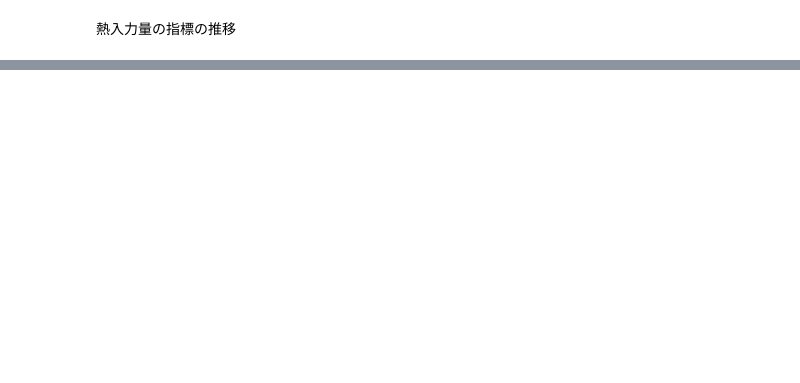
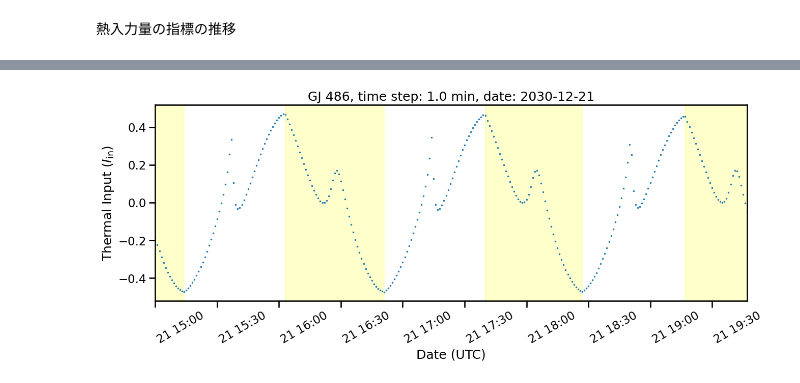
Before and after one commit to YuiKasagi/jasmine_orbit, a Jupyter notebook: notebooks/orbit_attitude.ipynb, the cells around one changed output, grey strips where cells are left out. Cells and saved outputs as stored; diff of their text form; code cells hidden in the pictures; blank space fills up the shorter version.

```diff
--- a/notebooks/orbit_attitude.ipynb
+++ b/notebooks/orbit_attitude.ipynb
@@ -168,0 +201,15 @@ plot_frac_themalfeasibility(times, index_an, frac_obs, sum_thermal_input, target
+# %%
+fig, ax = plt.subplots(figsize=(15,5))
+ax.plot(times_array, thermal_input, '.', color="C0", markersize=3, alpha=1, label="thermal input")
+for start_idx, end_idx in get_true_segments(mask_obs):
+    ax.axvspan(times_array[start_idx], times_array[end_idx], color="yellow", alpha=0.2)
+
+ax.set(xlim=(times_array[0], times_array[-1]))
+ax.set(title=f"{args['-t']}, time step: {args['-m']} min, date: {times_array[0].strftime('%Y-%m-%d')}")
+ax.set(xlabel=f"Date ({str(times[0].tzinfo)})", ylabel="Thermal Input ($I_\mathrm{in}$)")
+plt.setp(ax.get_xticklabels(), rotation=30, ha="left")
+#plt.show()
+outfile = "./output/figs/Iin_variation.png"
+#plt.savefig(outfile, bbox_inches="tight")
+# %% [output]
+[figure, added]
```
Also changed, not shown: parts of 9 cells of this notebook, 5 other files.
